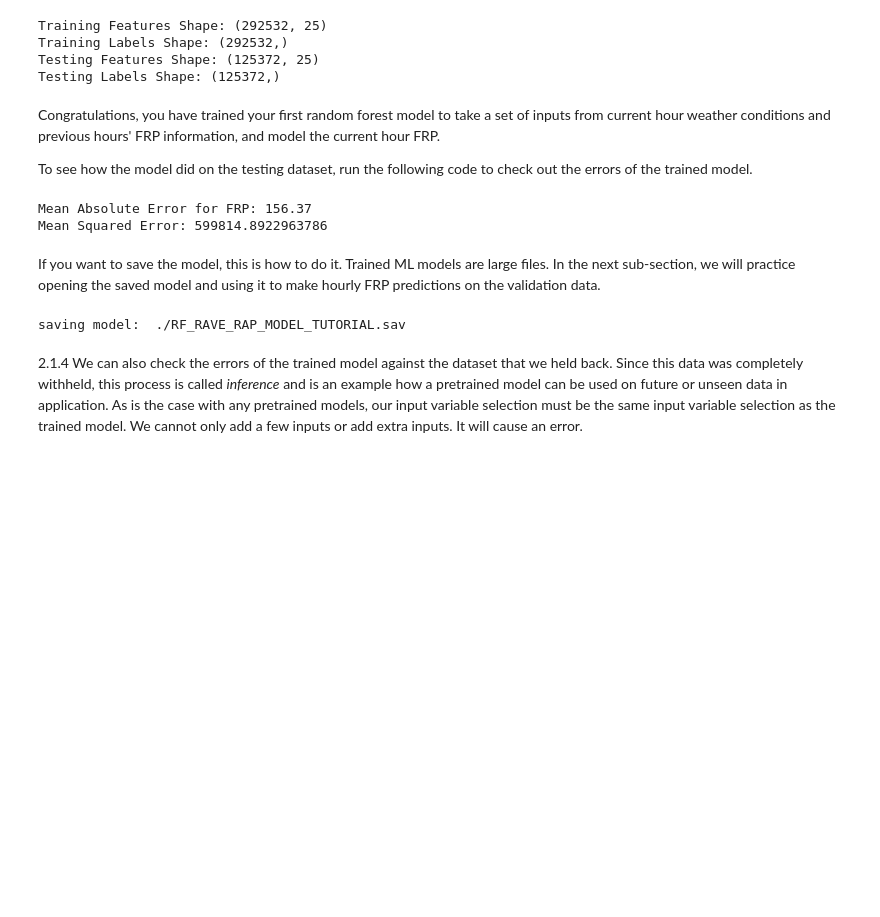
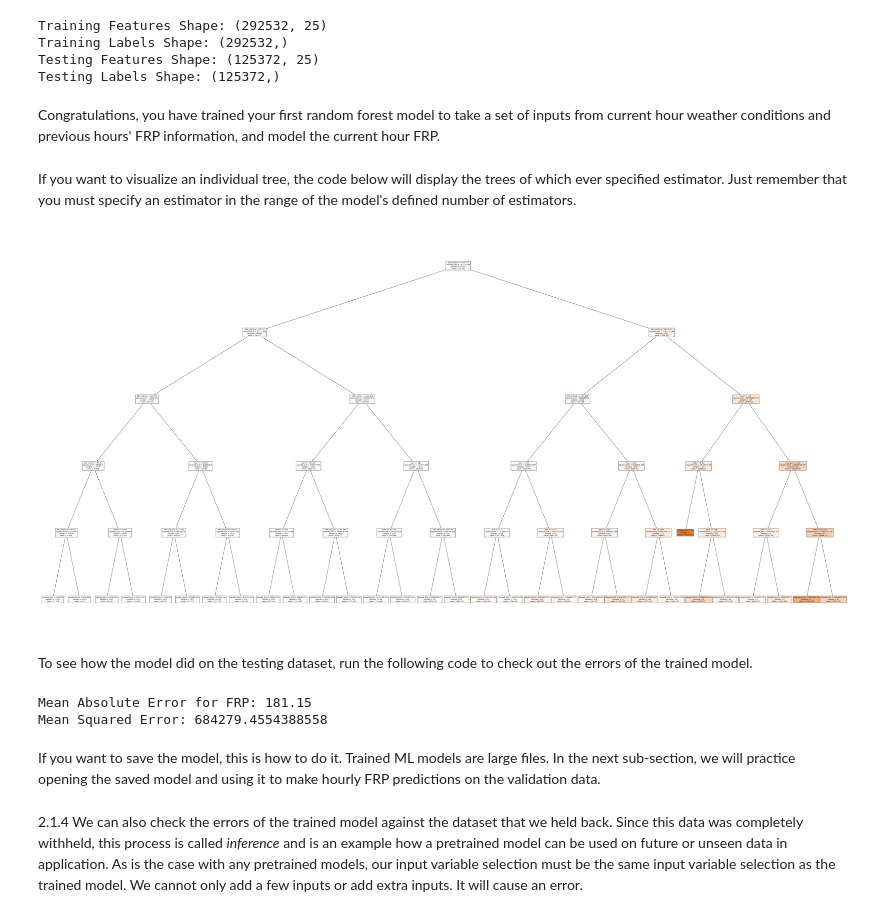
Before and after one commit to purpal9/RF_FRP_v1, a Jupyter notebook: NOAA_workshop_2024_ML_for_FRP_Modeling.ipynb, the cells around one changed output. Drawn from its saved outputs; the diff is of its cells as text; code cells hidden in the pictures; blank space fills up the shorter version.

```diff
--- a/NOAA_workshop_2024_ML_for_FRP_Modeling.ipynb
+++ b/NOAA_workshop_2024_ML_for_FRP_Modeling.ipynb
@@ -857,7 +692,8 @@ print('Testing Labels Shape:', test_labels.shape)
 ## RF model where we can specify any number of parameters.
 ## n_estimators = number of trees in the forest
 ## random_state = integer chosen to insure reproducable results
-rf_model = RandomForestRegressor(n_estimators = 100, random_state = 10)
+## maximum depth of the tree is 5
+rf_model = RandomForestRegressor(n_estimators = 20, random_state = 10, max_depth = 5)
 
 ## Train the model on training data
 rf_model.fit(train_features, train_labels);
@@ -873,8 +709,22 @@ Testing Labels Shape: (125372,)
 # %% [markdown]
 
 Congratulations, you have trained your first random forest model to take a set of inputs from current hour weather conditions and previous hours' FRP information, and model the current hour FRP.
-
-To see how the model did on the testing dataset, run the following code to check out the errors of the trained model.
+# %% [markdown]
+If you want to visualize an individual tree, the code below will display the trees of which ever specified estimator. Just remember that you must specify an estimator in the range of the model's defined number of estimators.
+# %%
+from sklearn.tree import plot_tree
+## specify desired tree, within initial number contraints
+n_est = 10
+## extract tree information
+individual_tree = rf_model.estimators_[n_est]
+## visualize tree
+plt.figure(figsize=(80,40))
+plot_tree(individual_tree, feature_names=feature_list, filled=True)
+plt.show()
+# %% [output]
+[figure, added]
+# %% [markdown]
+To see how the model did on the testing dataset, run the following code to check out the errors of the trained model.
 # %%
 ## Calculate the absolute errors
 errors = abs(predictions - test_labels)
@@ -882,8 +732,8 @@ errors = abs(predictions - test_labels)
 print('Mean Absolute Error for FRP:', round(np.mean(errors), 2))
 print('Mean Squared Error:', metrics.mean_squared_error(test_labels, predictions))
 # %% [output]
-Mean Absolute Error for FRP: 156.37
-Mean Squared Error: 599814.8922963786
+Mean Absolute Error for FRP: 181.15
+Mean Squared Error: 684279.4554388558
 # %% [markdown]
 
 If you want to save the model, this is how to do it. Trained ML models are large files. In the next sub-section, we will practice opening the saved model and using it to make hourly FRP predictions on the validation data.
@@ -900,8 +750,6 @@ bytes_out = pickle.dumps(rf_model)
 with open(filename, 'wb') as f_out:
     for idx in range(0, len(bytes_out), max_bytes):
         f_out.write(bytes_out[idx:idx+max_bytes])
-# %% [output]
-saving model:  ./RF_RAVE_RAP_MODEL_TUTORIAL.sav
 # %% [markdown]
 2.1.4 We can also check the errors of the trained model against the dataset that we held back. Since this data was completely withheld, this process is called *inference* and is an example how a pretrained model can be used on future or unseen data in application. As is the case with any pretrained models, our input variable selection must be the same input variable selection as the trained model. We cannot only add a few inputs or add extra inputs. It will cause an error.
 # %%
```
Also changed, not shown: parts of 21 cells of this notebook.
